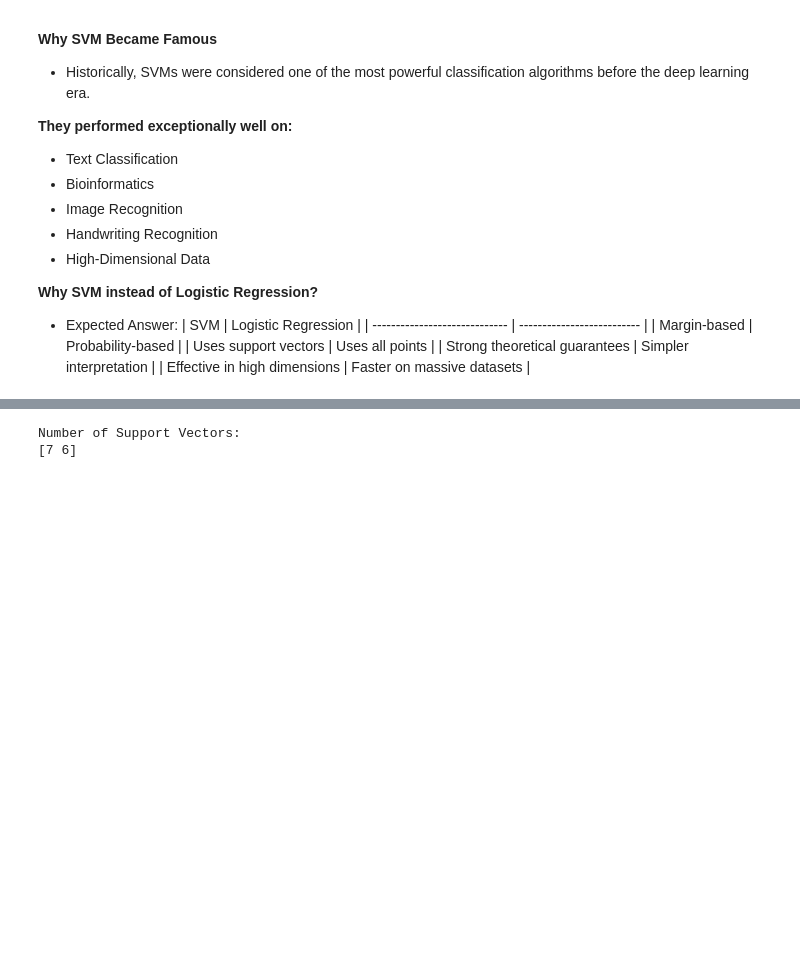
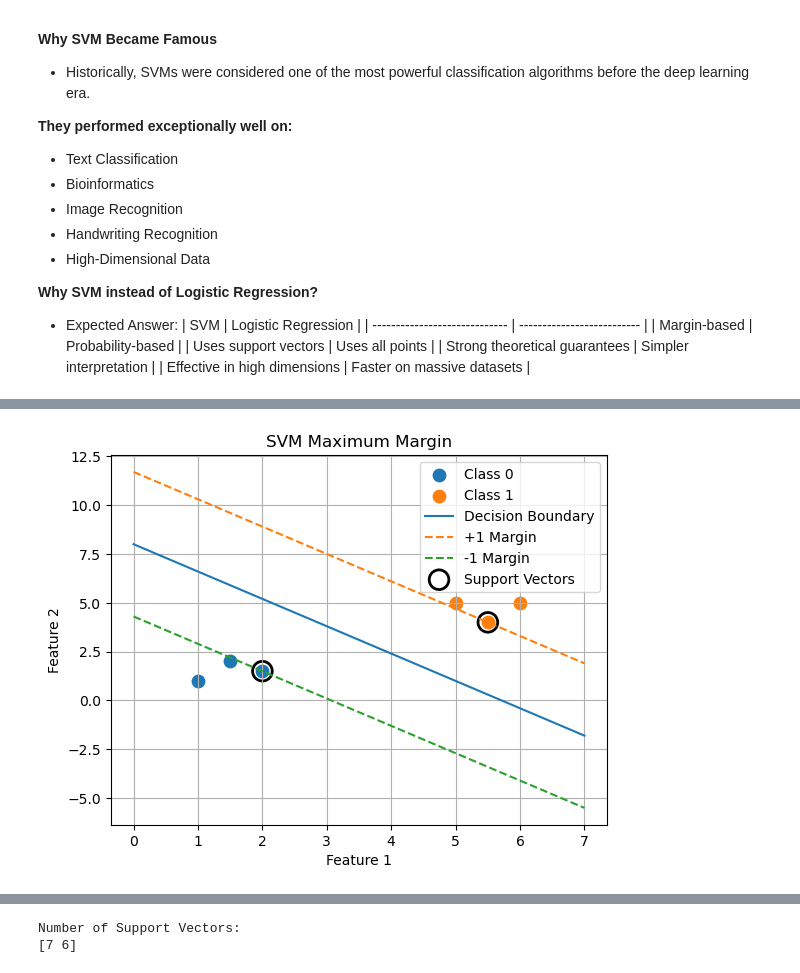
Before and after one commit to a-pt/machine-learning, a Jupyter notebook: class_15_Margin_Optimization,_Kernel_Methods_&_SVM_Tuning.ipynb, the cells around one changed output, grey strips where cells are left out. Saved outputs shown, nothing was run; the diff lists cells and outputs as text; code cells hidden in the pictures; blank space fills up the shorter version.

```diff
--- a/class_15_Margin_Optimization,_Kernel_Methods_&_SVM_Tuning.ipynb
+++ b/class_15_Margin_Optimization,_Kernel_Methods_&_SVM_Tuning.ipynb
@@ -136,0 +131,87 @@ Small changes in data do not affect predictions significantly.
+# %%
+import numpy as np
+import matplotlib.pyplot as plt
+from sklearn.svm import SVC
+
+# Simple 2D dataset
+X = np.array([
+    [1, 1], [1.5, 2], [2, 1.5],
+    [5, 5], [5.5, 4], [6, 5]
+])
+
+y = np.array([0, 0, 0, 1, 1, 1])
+
+# Train linear SVM
+model = SVC(kernel="linear", C=1)
+model.fit(X, y)
+
+# Get W and b
+w = model.coef_[0]
+b = model.intercept_[0]
+
+# X-axis
+xx = np.linspace(0, 7, 200)
+
+# Decision boundary: WᵀX + b = 0
+decision_boundary = -(w[0] * xx + b) / w[1]
+
+# Margins: WᵀX + b = +1 and -1
+margin_positive = -(w[0] * xx + b - 1) / w[1]
+margin_negative = -(w[0] * xx + b + 1) / w[1]
+
+# Plot classes
+plt.scatter(
+    X[y == 0, 0],
+    X[y == 0, 1],
+    label="Class 0",
+    s=80
+)
+
+plt.scatter(
+    X[y == 1, 0],
+    X[y == 1, 1],
+    label="Class 1",
+    s=80
+)
+
+# Decision boundary
+plt.plot(
+    xx,
+    decision_boundary,
+    label="Decision Boundary"
+)
+
+# Margins
+plt.plot(
+    xx,
+    margin_positive,
+    "--",
+    label="+1 Margin"
+)
+
+plt.plot(
+    xx,
+    margin_negative,
+    "--",
+    label="-1 Margin"
+)
+
+# Support vectors
+plt.scatter(
+    model.support_vectors_[:, 0],
+    model.support_vectors_[:, 1],
+    s=200,
+    facecolors="none",
+    edgecolors="black",
+    linewidths=2,
+    label="Support Vectors"
+)
+
+plt.xlabel("Feature 1")
+plt.ylabel("Feature 2")
+plt.title("SVM Maximum Margin")
+plt.legend()
+plt.grid(True)
+plt.show()
+# %% [output]
+[figure, added]
```
Also changed, not shown: parts of 66 cells of this notebook.
